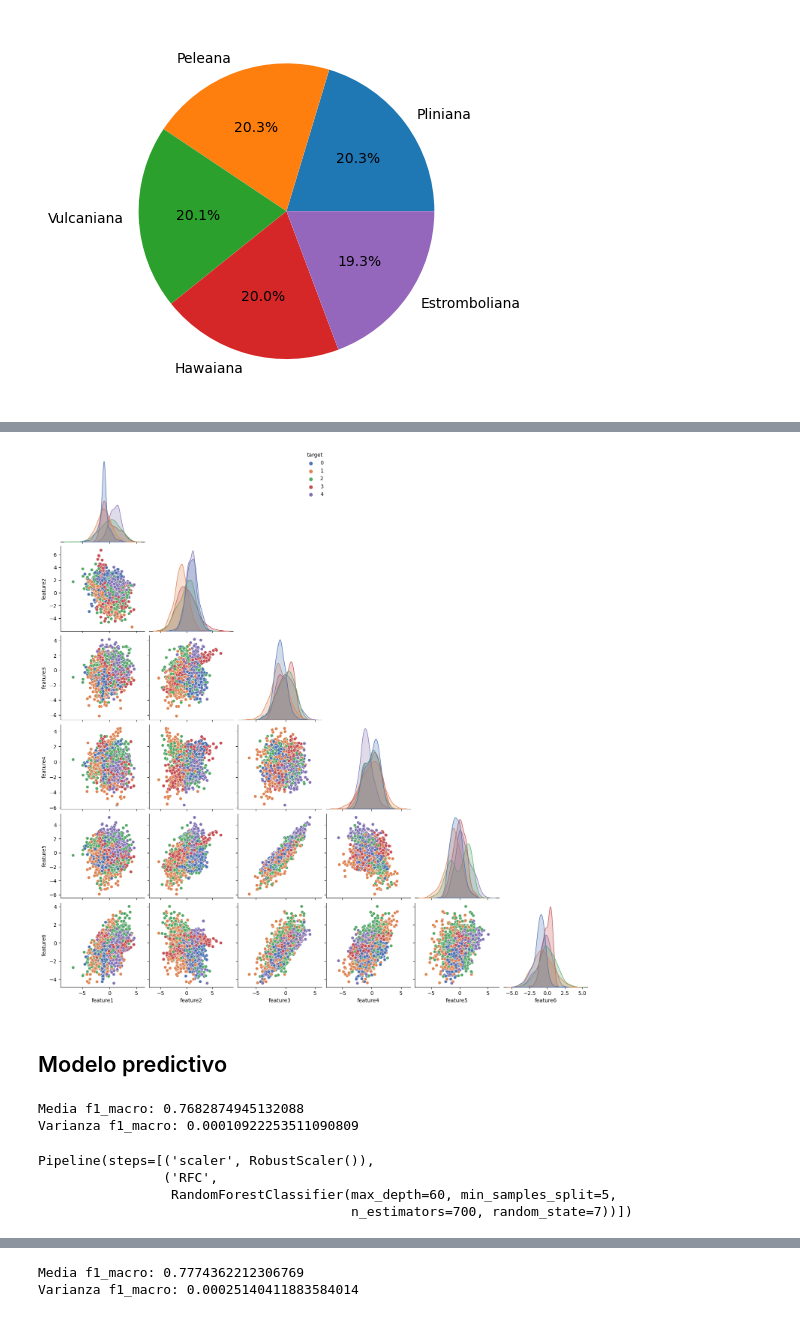
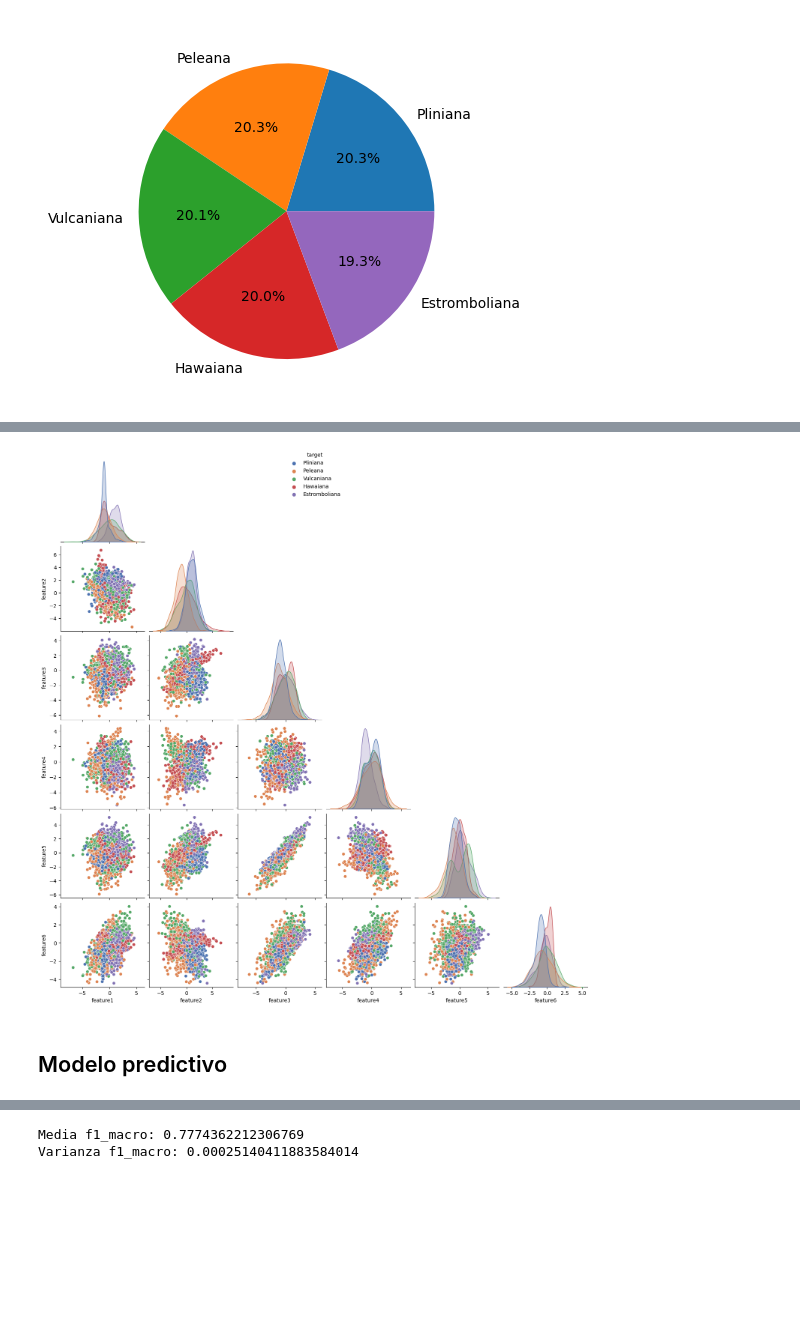
Before and after one commit to hinojosaad/erupciones_volcanicas, a Jupyter notebook: Erupciones_volcanicas.ipynb, the cells around one changed output, grey strips where cells are left out. Saved outputs shown, nothing was run; the diff lists cells and outputs as text; code cells hidden in the pictures; blank space fills up the shorter version.

```diff
--- a/Erupciones_volcanicas.ipynb
+++ b/Erupciones_volcanicas.ipynb
@@ -90,56 +99,19 @@ plt.show()
 # %%
-g=sns.pairplot(jm_train, hue="target",corner= True ,palette = "deep")
+g=sns.pairplot(jm_train, hue="target",corner= True,palette = "deep" )
+
+
+new_labels = ["Pliniana","Peleana","Vulcaniana","Hawaiana","Estromboliana"]
+for t, l in zip(g._legend.texts, new_labels):
+    t.set_text(l)
 
 sns.move_legend(g, loc="upper center")
+
+
 plt.show()
 # %% [output]
-[figure, old version]
+[figure, new version]
 # %% [markdown]
 ## Modelo predictivo
 # %%
 x_train = jm_train[["feature1","feature2","feature3","feature4","feature5","feature6"]]
 y_train = jm_train[["target"]].values.ravel()
-# %%
-pipe = Pipeline([('scaler', RobustScaler()), ('RFC', RandomForestClassifier(random_state=7))])
-
-score = cross_val_score( pipe, x_train, y_train, cv = 5,scoring = "f1_macro")
-score_mean = score.mean()
-score_var = np.var(score)
-
-print("Media f1_macro: "+str(score_mean))
-print("Varianza f1_macro: " + str(score_var))
-# %% [output]
-Media f1_macro: 0.7682874945132088
-Varianza f1_macro: 0.00010922253511090809
-# %%
-# Number of trees in random forest
-n_estimators = [int(x) for x in np.linspace(start = 100, stop = 1000, num = 10)]
-# Number of features to consider at every split
-max_features = ['sqrt',"log2",None]
-# Maximum number of levels in tree
-max_depth = [int(x) for x in np.linspace(10, 110, num = 11)]
-max_depth.append(None)
-# Minimum number of samples required to split a node
-min_samples_split = [2, 5, 10]
-# Minimum number of samples required at each leaf node
-min_samples_leaf = [1, 2, 4]
-# Method of selecting samples for training each tree
-bootstrap = [True, False]
-# Create the random grid
-random_grid = {'RFC__n_estimators': n_estimators,
-               'RFC__max_features': max_features,
-               'RFC__max_depth': max_depth,
-               'RFC__min_samples_split': min_samples_split,
-               'RFC__min_samples_leaf': min_samples_leaf,
-               'RFC__bootstrap': bootstrap}
-
-
-search = RandomizedSearchCV(pipe, param_distributions=random_grid,scoring = "f1_macro",n_jobs=-1)
-
-search.fit(x_train, y_train)
-search.best_estimator_
-# %% [output]
-Pipeline(steps=[('scaler', RobustScaler()),
-                ('RFC',
-                 RandomForestClassifier(max_depth=60, min_samples_split=5,
-                                        n_estimators=700, random_state=7))])
```
Also changed, not shown: parts of 23 cells of this notebook.
